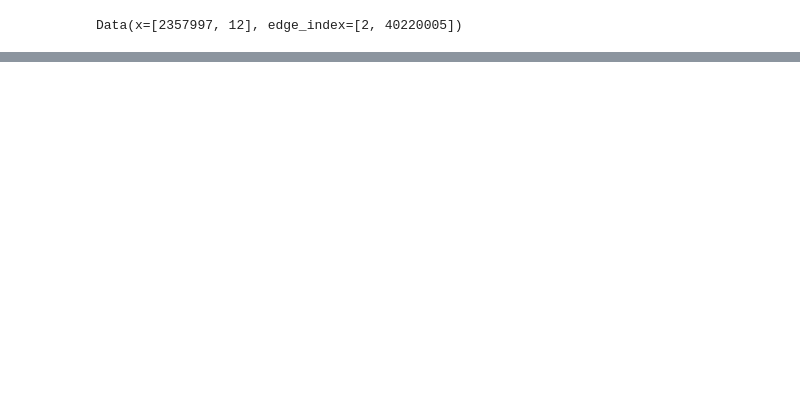
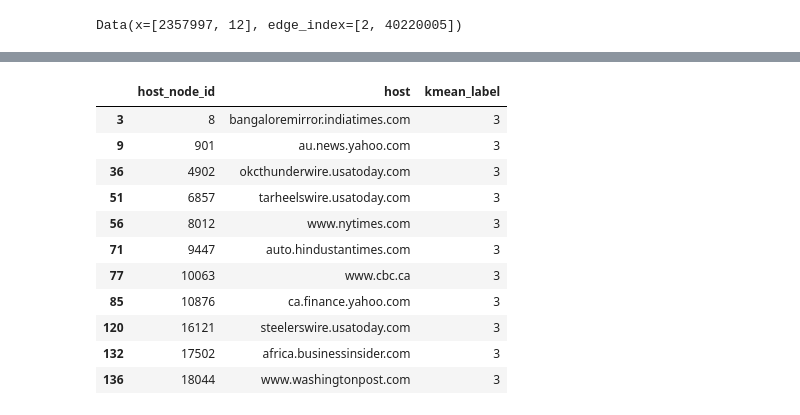
Before and after one commit to cecilpang/news-outlets, a Jupyter notebook: notebooks/news_outlets.ipynb, the cells around one changed output, grey strips where cells are left out. Saved outputs shown, nothing was run; the diff lists cells and outputs as text; code cells hidden in the pictures; blank space fills up the shorter version.

```diff
--- a/notebooks/news_outlets.ipynb
+++ b/notebooks/news_outlets.ipynb
@@ -347,0 +406,17 @@ torch.Size([151, 12])
+# %%
+# label 0 sites
+top_hosts['kmean_label'] = kmeans_labels
+top_hosts.loc[top_hosts['kmean_label'] == 3]
+# %% [output]
+|  | host_node_id | host | kmean_label |
+| 3 | 8 | bangaloremirror.indiatimes.com | 3 |
+| 9 | 901 | au.news.yahoo.com | 3 |
+| 36 | 4902 | okcthunderwire.usatoday.com | 3 |
+| 51 | 6857 | tarheelswire.usatoday.com | 3 |
+| 56 | 8012 | www.nytimes.com | 3 |
+| 71 | 9447 | auto.hindustantimes.com | 3 |
+| 77 | 10063 | www.cbc.ca | 3 |
+| 85 | 10876 | ca.finance.yahoo.com | 3 |
+| 120 | 16121 | steelerswire.usatoday.com | 3 |
+| 132 | 17502 | africa.businessinsider.com | 3 |
+| 136 | 18044 | www.washingtonpost.com | 3 |
```
Also changed, not shown: parts of 31 cells of this notebook, 1 other file.
